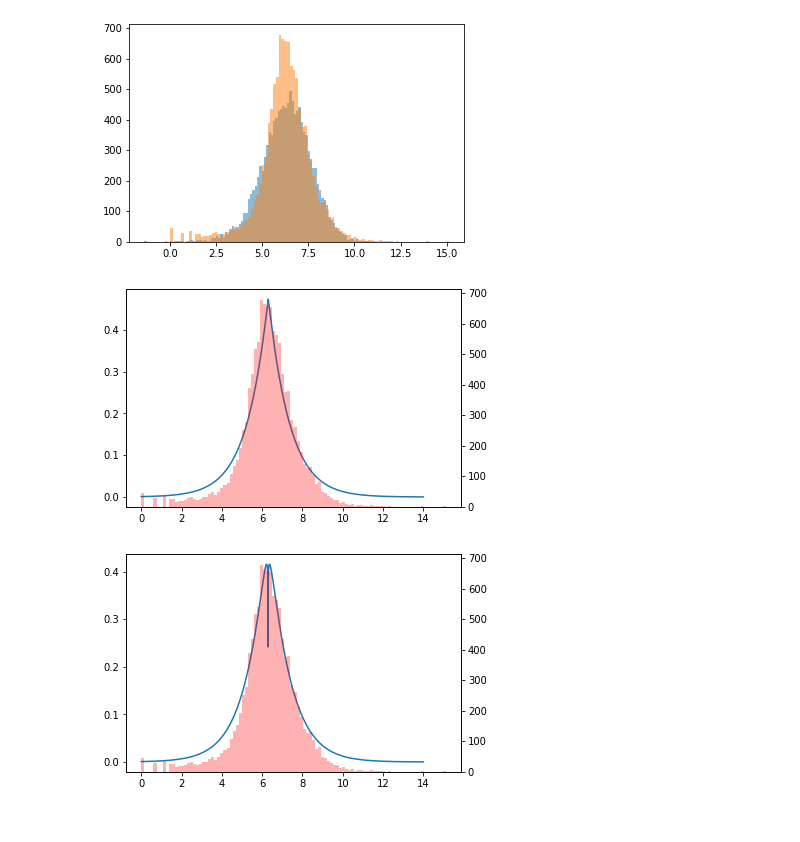
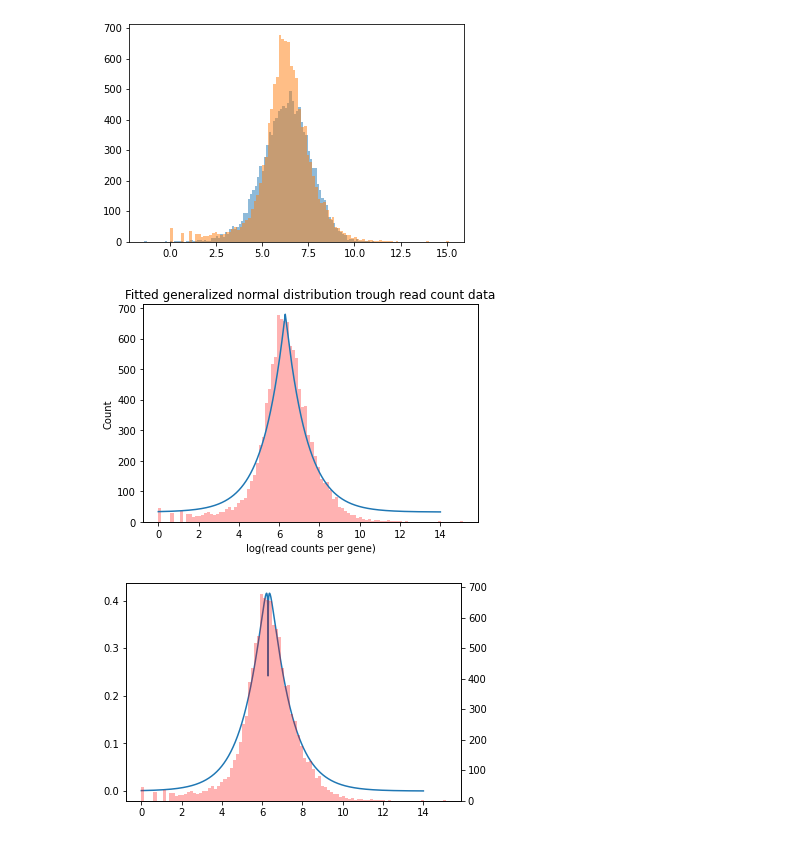
Before and after one commit to shobe98/thesis, a Jupyter notebook: code/read_counts_model.ipynb, the cells around one changed output. Cells and saved outputs as stored; diff of their text form; code cells hidden in the pictures.

```diff
--- a/code/read_counts_model.ipynb
+++ b/code/read_counts_model.ipynb
@@ -112,27 +112,35 @@ plt.close()
 # %%
 fig, ax1 = plt.subplots()
 
 #x = np.linspace(0.0, 1e6, num=500000)
 
 #distr = scipy.stats.lognorm.pdf(x, 1.234670021379368, loc=-24.06600490562422, scale=587.9306841700432)
 
 #ax1.plot(np.log(x), distr)
 
 x = np.linspace(0.0, 14, 50000)
 
 distr = scipy.stats.gennorm.pdf(x, 1.031966908880634, loc=6.300794747865959, scale=1.0705689069170423)
 
-ax1.plot(x, distr)
 #plt.hist(np.log(raw_values), bins=100)
 
+
+ax1.hist(np.log(raw_values), bins=100, alpha = 0.3, color = 'red')
+
+ax1.set_ylabel("Count")
+ax1.set_xlabel("log(read counts per gene)")
+
+
 ax2 = ax1.twinx()
+ax2.axes.get_yaxis().set_visible(False)
 
-ax2.hist(np.log(raw_values), bins=100, alpha = 0.3, color = 'red')
+ax2.plot(x, distr)
 
-plt.show()
-plt.close()
+plt.title("Fitted generalized normal distribution trough read count data")
+
+plt.savefig("fitted.png")
 # %% [output]
-[figure, old version]
+[figure, new version]
 # %%
 fig, ax1 = plt.subplots()
 
```
Also changed, not shown: 55 other files.
